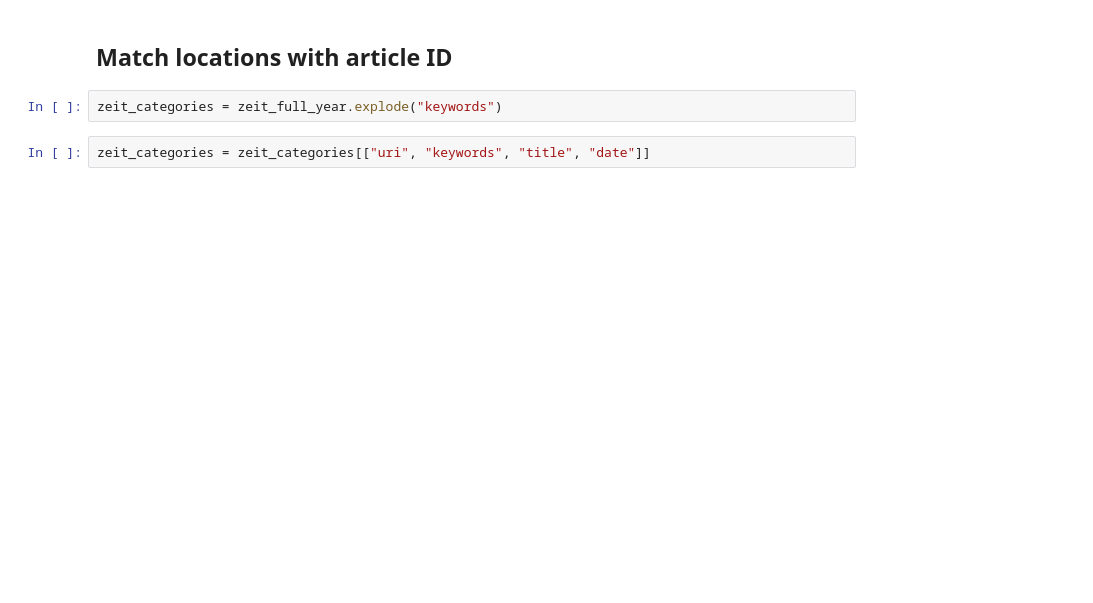
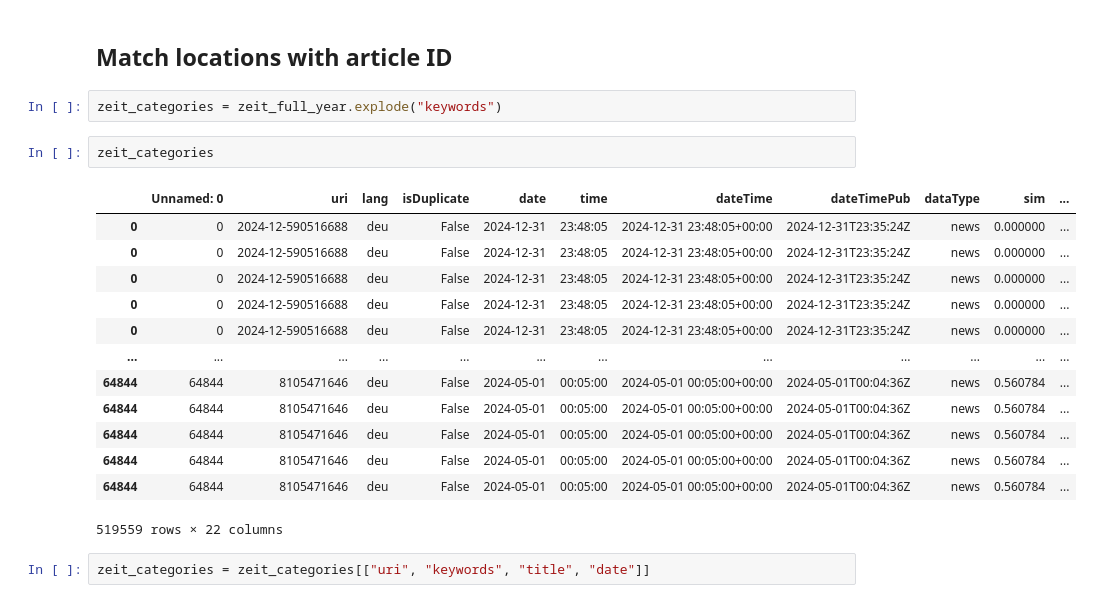
Before and after one commit to more-ginger/pn-analysis, a Jupyter notebook: notebooks/categories/places.ipynb, the cells around one changed output. Cells and saved outputs as stored; diff of their text form; blank space fills up the shorter version.

```diff
--- a/notebooks/categories/places.ipynb
+++ b/notebooks/categories/places.ipynb
@@ -248,5 +415,21 @@ zeit_countries_refined
 ## Match locations with article ID
 # %%
 zeit_categories = zeit_full_year.explode("keywords")
+# %%
+zeit_categories
+# %% [output]
+|  | Unnamed: 0 | uri | lang | isDuplicate | date | time | dateTime | dateTimePub | dataType | sim | ... |
+| 0 | 0 | 2024-12-590516688 | deu | False | 2024-12-31 | 23:48:05 | 2024-12-31 23:48:05+00:00 | 2024-12-31T23:35:24Z | news | 0.000000 | ... |
+| 0 | 0 | 2024-12-590516688 | deu | False | 2024-12-31 | 23:48:05 | 2024-12-31 23:48:05+00:00 | 2024-12-31T23:35:24Z | news | 0.000000 | ... |
+| 0 | 0 | 2024-12-590516688 | deu | False | 2024-12-31 | 23:48:05 | 2024-12-31 23:48:05+00:00 | 2024-12-31T23:35:24Z | news | 0.000000 | ... |
+| 0 | 0 | 2024-12-590516688 | deu | False | 2024-12-31 | 23:48:05 | 2024-12-31 23:48:05+00:00 | 2024-12-31T23:35:24Z | news | 0.000000 | ... |
+| 0 | 0 | 2024-12-590516688 | deu | False | 2024-12-31 | 23:48:05 | 2024-12-31 23:48:05+00:00 | 2024-12-31T23:35:24Z | news | 0.000000 | ... |
+| ... | ... | ... | ... | ... | ... | ... | ... | ... | ... | ... | ... |
+| 64844 | 64844 | 8105471646 | deu | False | 2024-05-01 | 00:05:00 | 2024-05-01 00:05:00+00:00 | 2024-05-01T00:04:36Z | news | 0.560784 | ... |
+| 64844 | 64844 | 8105471646 | deu | False | 2024-05-01 | 00:05:00 | 2024-05-01 00:05:00+00:00 | 2024-05-01T00:04:36Z | news | 0.560784 | ... |
+| 64844 | 64844 | 8105471646 | deu | False | 2024-05-01 | 00:05:00 | 2024-05-01 00:05:00+00:00 | 2024-05-01T00:04:36Z | news | 0.560784 | ... |
+| 64844 | 64844 | 8105471646 | deu | False | 2024-05-01 | 00:05:00 | 2024-05-01 00:05:00+00:00 | 2024-05-01T00:04:36Z | news | 0.560784 | ... |
+| 64844 | 64844 | 8105471646 | deu | False | 2024-05-01 | 00:05:00 | 2024-05-01 00:05:00+00:00 | 2024-05-01T00:04:36Z | news | 0.560784 | ... |
+519559 rows × 22 columns
 # %%
 zeit_categories = zeit_categories[["uri", "keywords", "title", "date"]]
```
Also changed, not shown: parts of 43 cells of this notebook, 1 other file.
